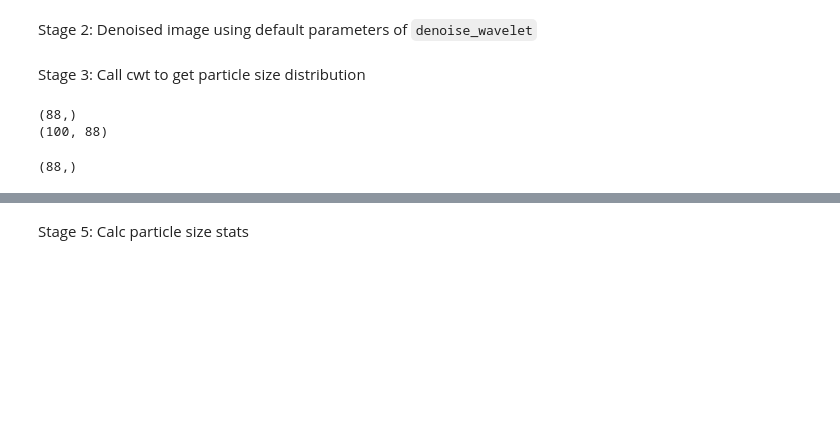
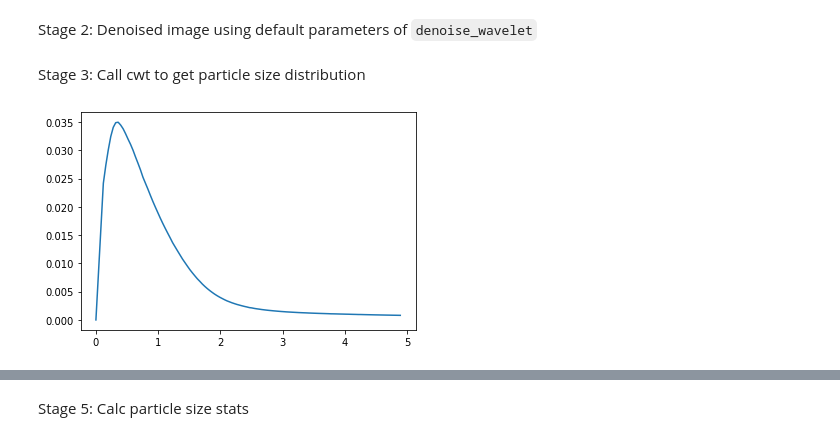
Before and after one commit to CasperFBakker/pyDGS-GUI, a Jupyter notebook: pyDGS Jupyter/dgs_og.ipynb, the cells around one changed output, grey strips where cells are left out. Drawn from its saved outputs; the diff is of its cells as text; code cells hidden in the pictures; blank space fills up the shorter version.

```diff
--- a/pyDGS Jupyter/dgs_og.ipynb
+++ b/pyDGS Jupyter/dgs_og.ipynb
@@ -33,12 +34,11 @@ def standardize(img):
 
     return img
 # %%
-image= "C_4.jpg"
-
-resolution = 0.088068182
+image= "A_1.jpg"
+resolution = 0.064583333
 img = cv2.imread(image)
-nx, ny, _ = img.shape
-width = max(nx, ny)
+nxx, nyy, _ = img.shape
+width = max(nxx, nyy)
 maxscale= width*resolution / 8
 
 x= 0
@@ -89,26 +89,23 @@ for k in np.linspace(1,nx-1,100):
-# %%
-print(np.shape(power))
-print(np.shape(P))
-# %% [output]
-(88,)
-(100, 88)
 # %%
 p = np.mean(np.vstack(P), axis=0)
-
 p = np.array(p/np.sum(p))
 
-print(np.shape(p))
 # get real scales by multiplying by resolution (mm/pixel)
-scales = np.array(period)*resolution
+scales = np.array(period)
 
 srt = np.sqrt(np.sum(p*((scales-np.mean(M))**2)))
+
+# plt.plot(scales, p,'m', lw=2)
 
 p = p+stats.norm.pdf(scales, np.mean(M), srt/2)
 p = np.hstack([0,p])
 scales = np.hstack([0,scales])
 p = p/np.sum(p)
-
+x = 0
 # area-by-number to volume-by-number
 r_v = (p*scales**x) / np.sum(p*scales**x) #volume-by-weight proportion
+
+plt.plot((scales*resolution), r_v)
+plt.show()
 # %% [output]
-(88,)
+[figure, added]
```
Also changed, not shown: parts of 7 cells of this notebook, 2 other files.
